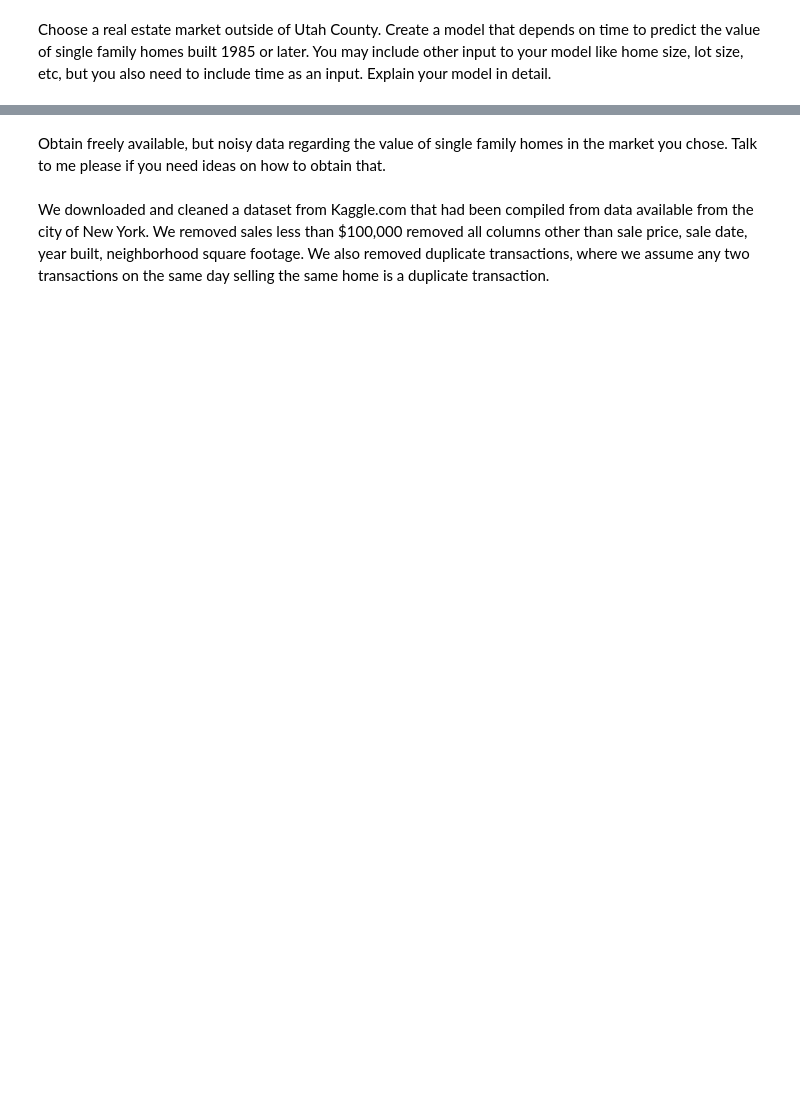
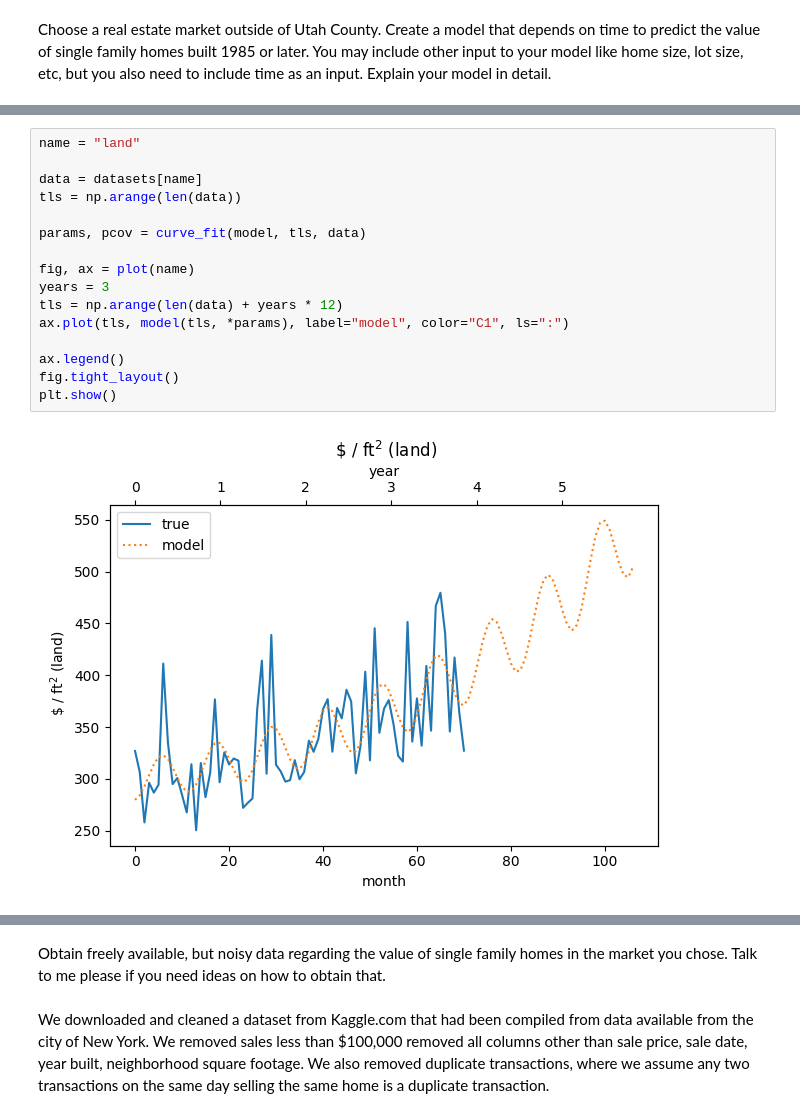
Before and after one commit to seyfdall/Kalman_House, a Jupyter notebook: writeup.ipynb, the cells around one changed output, grey strips where cells are left out. Drawn from its saved outputs; the diff is of its cells as text; blank space fills up the shorter version.

```diff
--- a/writeup.ipynb
+++ b/writeup.ipynb
@@ -14,0 +134,18 @@ detail.
+# %%
+name = "land"
+
+data = datasets[name]
+tls = np.arange(len(data))
+
+params, pcov = curve_fit(model, tls, data)
+
+fig, ax = plot(name)
+years = 3
+tls = np.arange(len(data) + years * 12)
+ax.plot(tls, model(tls, *params), label="model", color="C1", ls=":")
+
+ax.legend()
+fig.tight_layout()
+plt.show()
+# %% [output]
+[figure, added]
```
Also changed, not shown: parts of 24 cells of this notebook, 3 other files.
